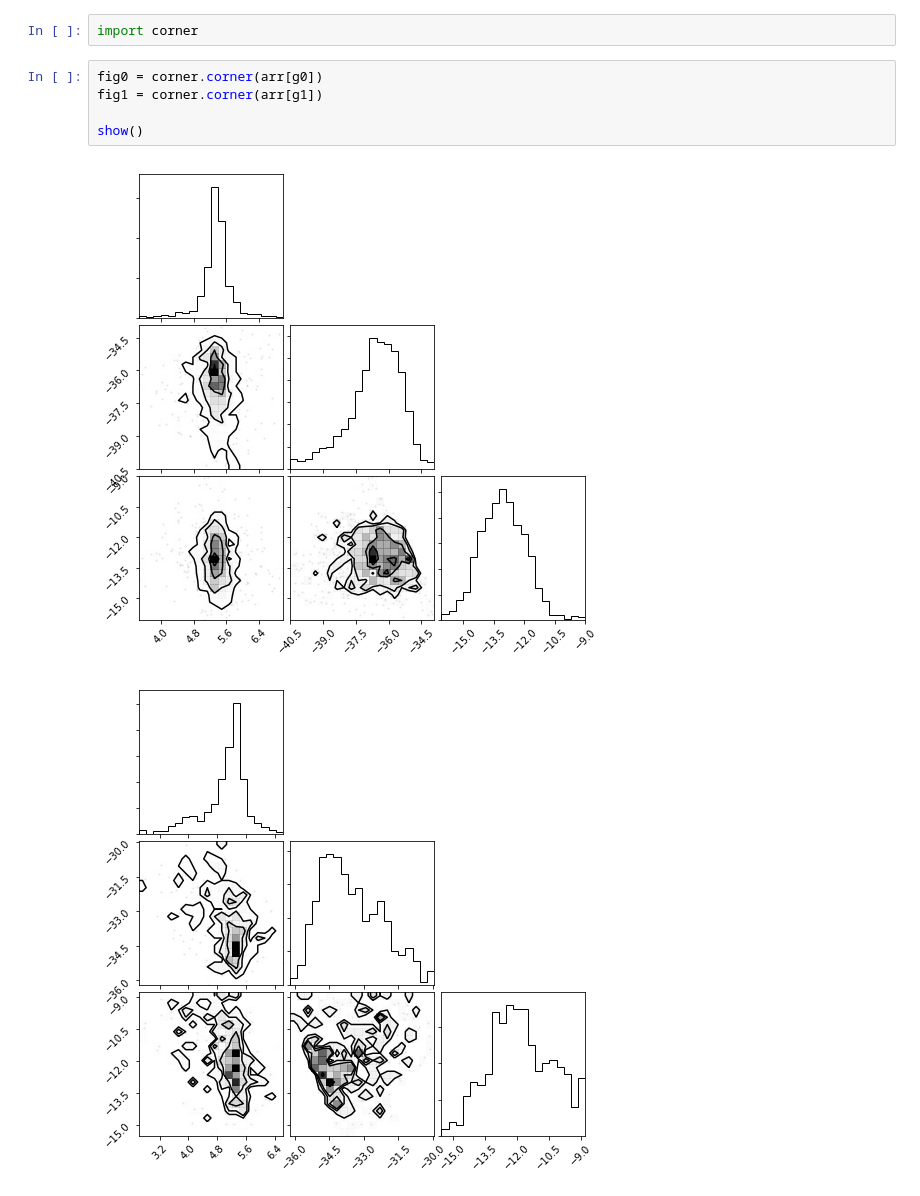
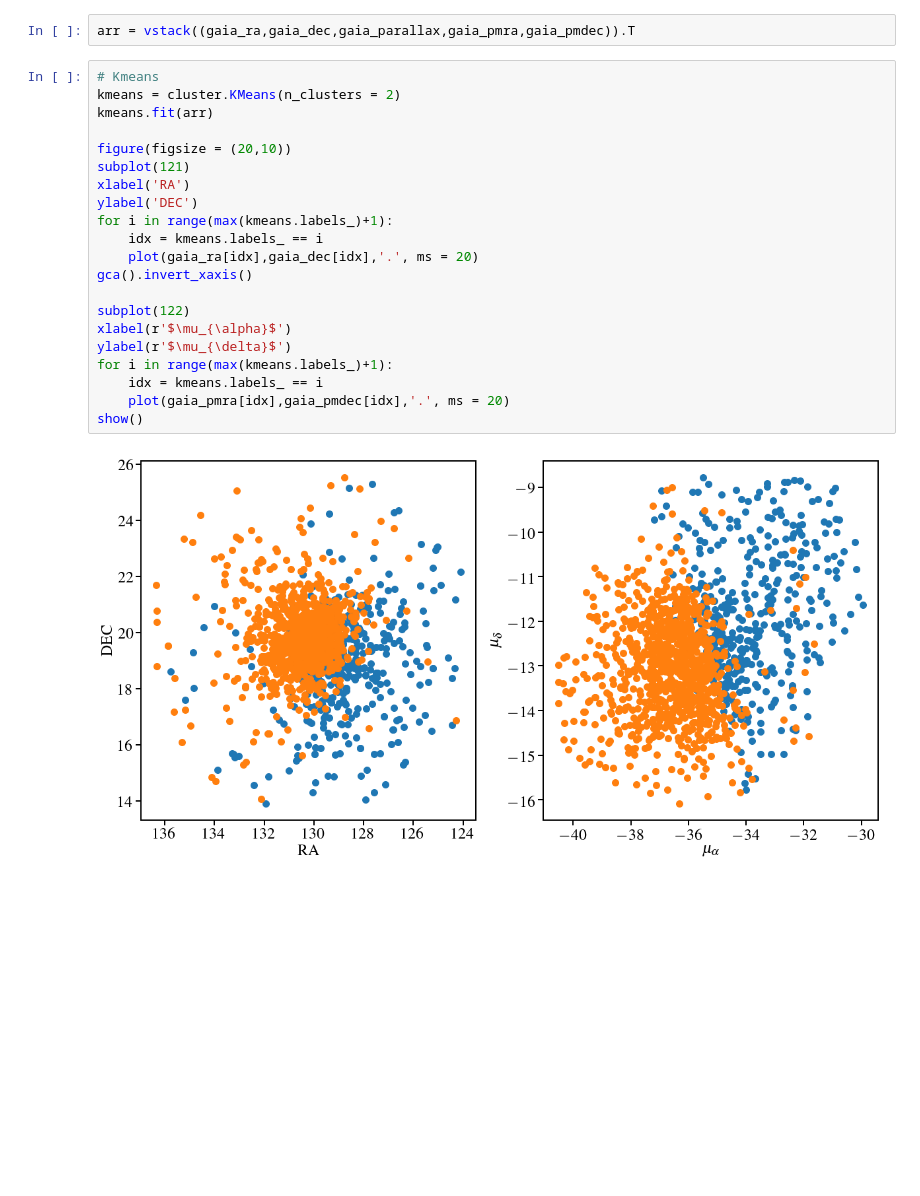
Before and after one commit to stephtdouglas/M44_subcluster, a Jupyter notebook: M44clustering.ipynb, the cells around one changed output. Drawn from its saved outputs; the diff is of its cells as text; blank space fills up the shorter version.

```diff
--- a/M44clustering.ipynb
+++ b/M44clustering.ipynb
@@ -47,10 +37,25 @@ show()
-# %%
-import corner
-# %%
-fig0 = corner.corner(arr[g0])
-fig1 = corner.corner(arr[g1])
-
-show()
-# %% [output]
-[figure, removed]
-[figure, removed]
+# %%
+arr = vstack((gaia_ra,gaia_dec,gaia_parallax,gaia_pmra,gaia_pmdec)).T
+# %%
+# Kmeans
+kmeans = cluster.KMeans(n_clusters = 2)
+kmeans.fit(arr)
+
+figure(figsize = (20,10))
+subplot(121)
+xlabel('RA')
+ylabel('DEC')
+for i in range(max(kmeans.labels_)+1):
+    idx = kmeans.labels_ == i
+    plot(gaia_ra[idx],gaia_dec[idx],'.', ms = 20)
+gca().invert_xaxis()
+
+subplot(122)
+xlabel(r'$\mu_{\alpha}$')
+ylabel(r'$\mu_{\delta}$')
+for i in range(max(kmeans.labels_)+1):
+    idx = kmeans.labels_ == i
+    plot(gaia_pmra[idx],gaia_pmdec[idx],'.', ms = 20)
+show()
+# %% [output]
+[figure, added]
```
Also changed, not shown: parts of 8 cells of this notebook.
